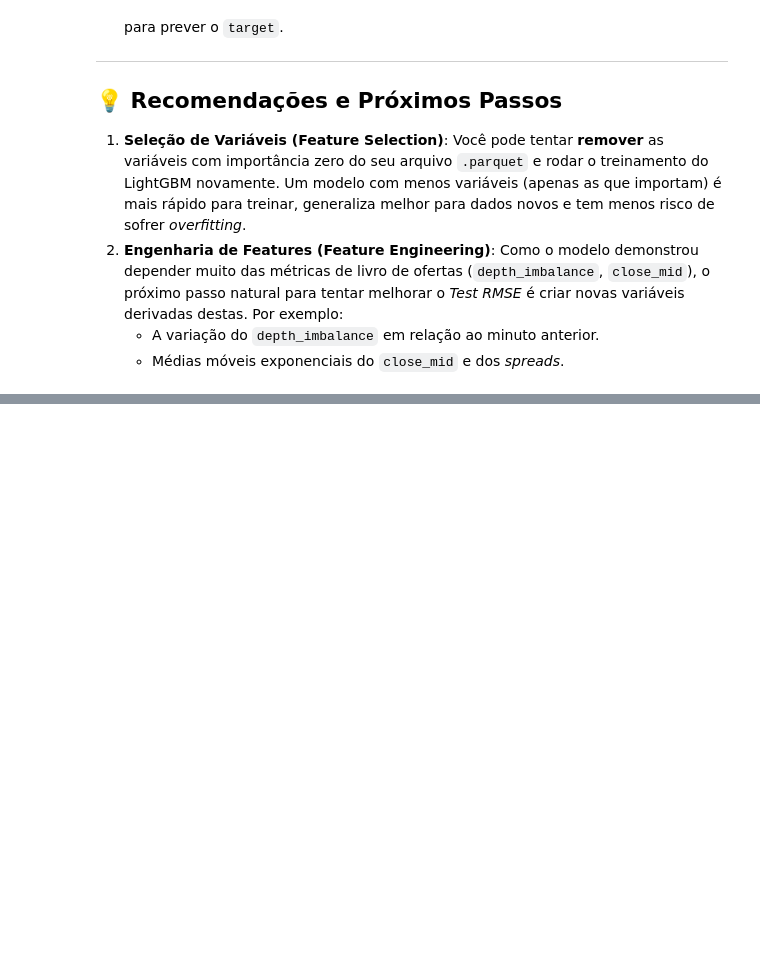
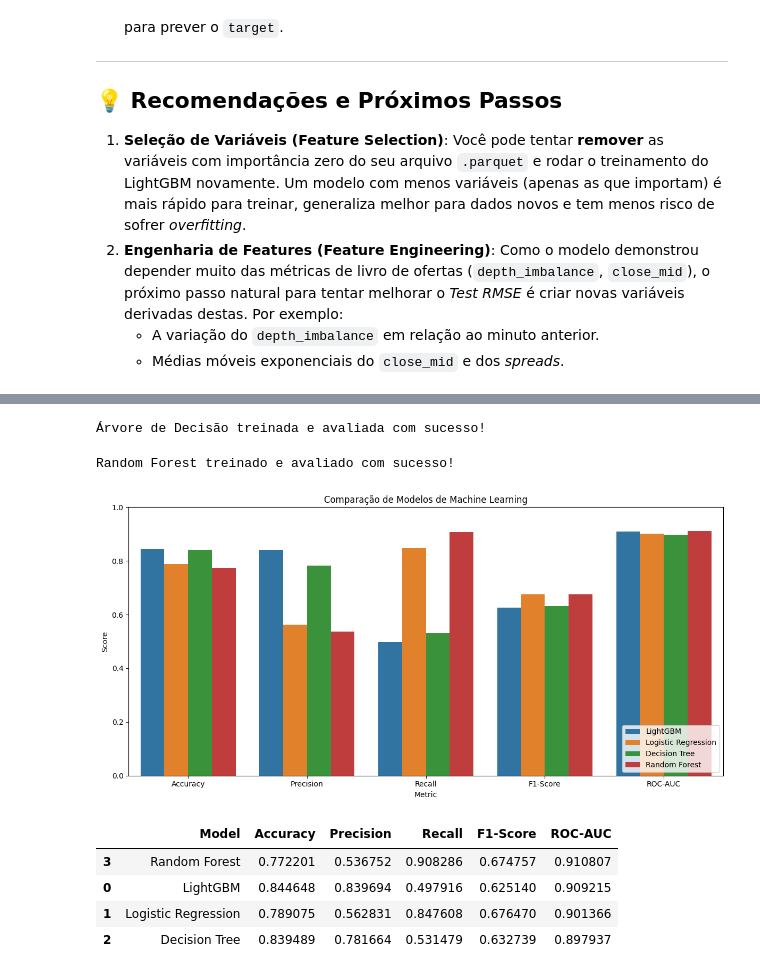
Before and after one commit to GbAraujoSouza/contract-predict, a Jupyter notebook: lightdm.ipynb, the cells around one changed output, grey strips where cells are left out. Saved outputs shown, nothing was run; the diff lists cells and outputs as text; code cells hidden in the pictures; blank space fills up the shorter version.

```diff
--- a/lightdm.ipynb
+++ b/lightdm.ipynb
@@ -126,0 +206,58 @@ Estas variáveis tiveram pouco ou nenhum impacto nas previsões finais. O LightG
+# %%
+model_dt = DecisionTreeClassifier(max_depth=10, random_state=42)
+model_dt.fit(X_train, y_train)
+
+predictions_dt = model_dt.predict(X_test)
+probabilities_dt = model_dt.predict_proba(X_test)[:, 1]
+
+results_list.append({
+    'Model': 'Decision Tree',
+    'Accuracy': accuracy_score(y_test, predictions_dt),
+    'Precision': precision_score(y_test, predictions_dt, zero_division=0),
+    'Recall': recall_score(y_test, predictions_dt, zero_division=0),
+    'F1-Score': f1_score(y_test, predictions_dt, zero_division=0),
+    'ROC-AUC': roc_auc_score(y_test, probabilities_dt)
+})
+print("Árvore de Decisão treinada e avaliada com sucesso!")
+# %% [output]
+Árvore de Decisão treinada e avaliada com sucesso!
+# %%
+model_rf = RandomForestClassifier(n_estimators=50, max_depth=10, random_state=42, n_jobs=-1, class_weight="balanced")
+model_rf.fit(X_train, y_train)
+
+predictions_rf = model_rf.predict(X_test)
+probabilities_rf = model_rf.predict_proba(X_test)[:, 1]
+
+results_list.append({
+    'Model': 'Random Forest',
+    'Accuracy': accuracy_score(y_test, predictions_rf),
+    'Precision': precision_score(y_test, predictions_rf, zero_division=0),
+    'Recall': recall_score(y_test, predictions_rf, zero_division=0),
+    'F1-Score': f1_score(y_test, predictions_rf, zero_division=0),
+    'ROC-AUC': roc_auc_score(y_test, probabilities_rf)
+})
+print("Random Forest treinado e avaliado com sucesso!")
+# %% [output]
+Random Forest treinado e avaliado com sucesso!
+# %%
+df_results = pd.DataFrame(results_list)
+
+# Plot comparison
+plt.figure(figsize=(12, 6))
+df_melted = df_results.melt(id_vars="Model", var_name="Metric", value_name="Score")
+sns.barplot(x="Metric", y="Score", hue="Model", data=df_melted)
+plt.title("Comparação de Modelos de Machine Learning")
+plt.ylim(0, 1)
+plt.legend(loc='lower right')
+plt.tight_layout()
+plt.show()
+
+# Display sorted by ROC-AUC
+df_results.sort_values(by="ROC-AUC", ascending=False)
+# %% [output]
+[figure, added]
+|  | Model | Accuracy | Precision | Recall | F1-Score | ROC-AUC |
+| 3 | Random Forest | 0.772201 | 0.536752 | 0.908286 | 0.674757 | 0.910807 |
+| 0 | LightGBM | 0.844648 | 0.839694 | 0.497916 | 0.625140 | 0.909215 |
+| 1 | Logistic Regression | 0.789075 | 0.562831 | 0.847608 | 0.676470 | 0.901366 |
+| 2 | Decision Tree | 0.839489 | 0.781664 | 0.531479 | 0.632739 | 0.897937 |
```
Also changed, not shown: parts of 8 cells of this notebook.
